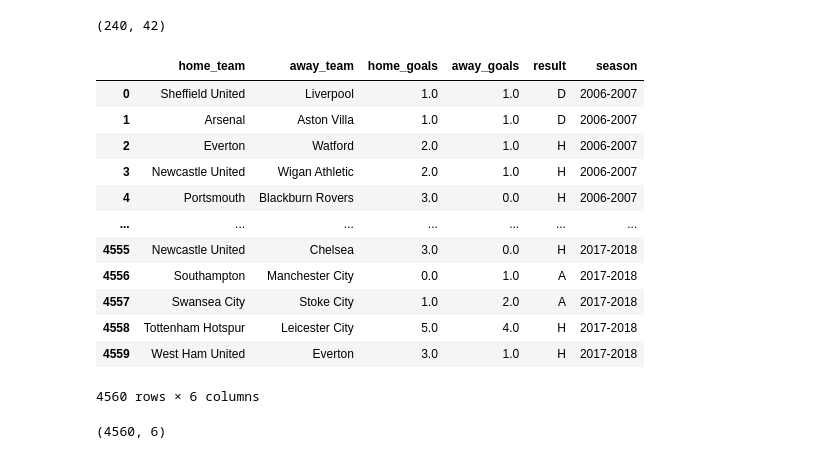
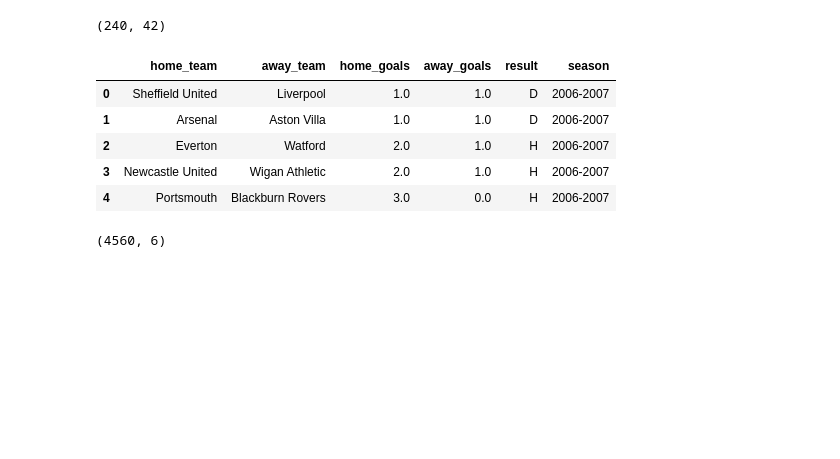
Before and after one commit to ThomasSchiolerH/Premier-League-Predictor, a Jupyter notebook: main.ipynb, the cells around one changed output. Saved outputs shown, nothing was run; the diff lists cells and outputs as text; code cells hidden in the pictures; blank space fills up the shorter version.

```diff
--- a/main.ipynb
+++ b/main.ipynb
@@ -22,21 +16,14 @@ stats.shape
 (240, 42)
 # %%
 results = pd.read_csv('Data/results.csv')
-results
+results.head()
 # %% [output]
 |  | home_team | away_team | home_goals | away_goals | result | season |
 | 0 | Sheffield United | Liverpool | 1.0 | 1.0 | D | 2006-2007 |
 | 1 | Arsenal | Aston Villa | 1.0 | 1.0 | D | 2006-2007 |
 | 2 | Everton | Watford | 2.0 | 1.0 | H | 2006-2007 |
 | 3 | Newcastle United | Wigan Athletic | 2.0 | 1.0 | H | 2006-2007 |
 | 4 | Portsmouth | Blackburn Rovers | 3.0 | 0.0 | H | 2006-2007 |
-| ... | ... | ... | ... | ... | ... | ... |
-| 4555 | Newcastle United | Chelsea | 3.0 | 0.0 | H | 2017-2018 |
-| 4556 | Southampton | Manchester City | 0.0 | 1.0 | A | 2017-2018 |
-| 4557 | Swansea City | Stoke City | 1.0 | 2.0 | A | 2017-2018 |
-| 4558 | Tottenham Hotspur | Leicester City | 5.0 | 4.0 | H | 2017-2018 |
-| 4559 | West Ham United | Everton | 3.0 | 1.0 | H | 2017-2018 |
-4560 rows × 6 columns
 # %%
 results.shape
 # %% [output]
```
Also changed, not shown: parts of 11 cells of this notebook, 1 other file.
